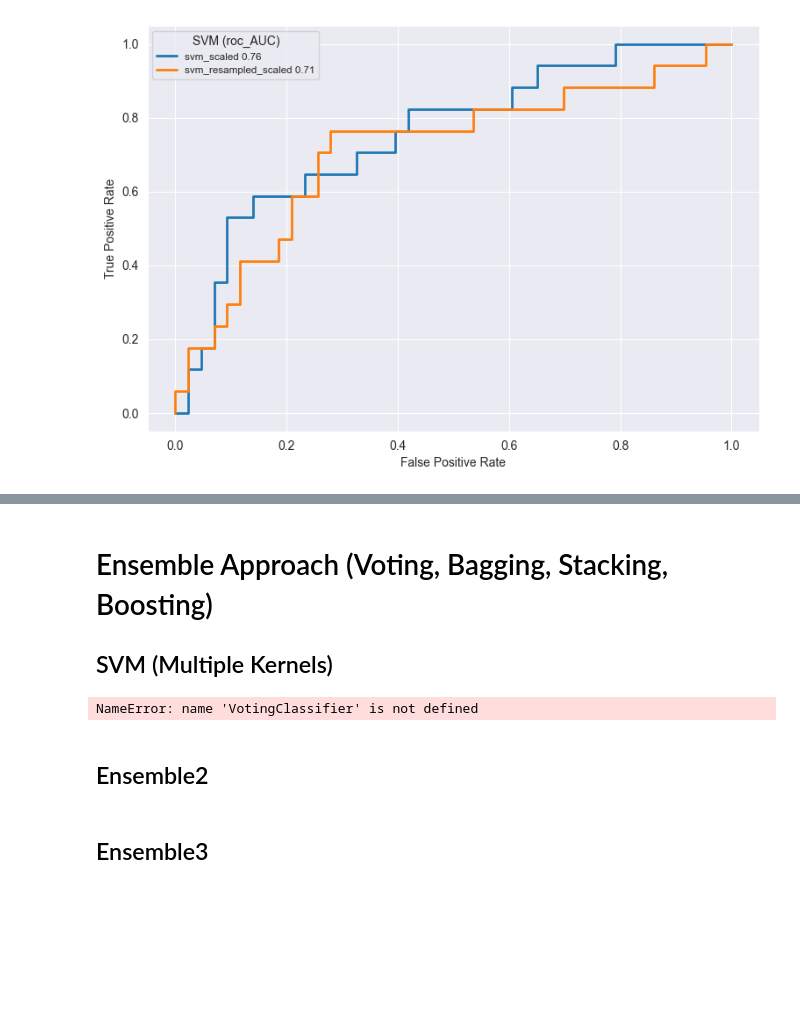
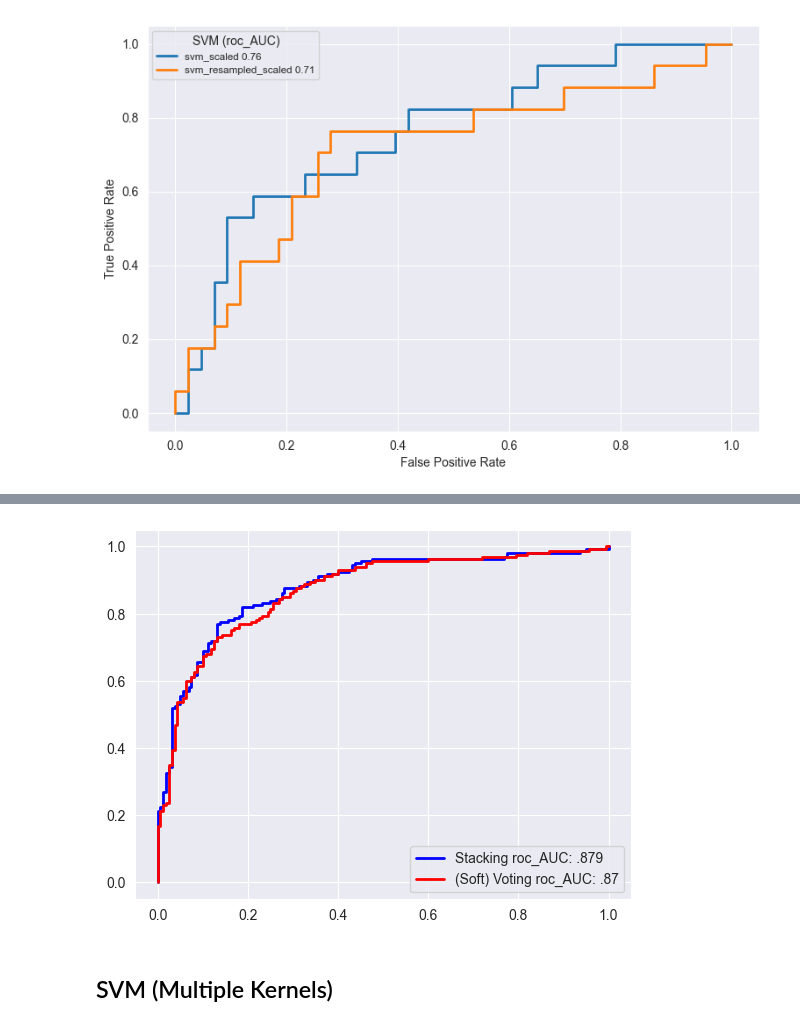
Before and after one commit to steventhestudent/CS4662_Project, a Jupyter notebook: Data Exploration.ipynb, the cells around one changed output, grey strips where cells are left out. Cells and saved outputs as stored; diff of their text form; code cells hidden in the pictures; blank space fills up the shorter version.

Commit message:
Ensemble Approach

```diff
--- a/Data Exploration.ipynb
+++ b/Data Exploration.ipynb
@@ -951,0 +1057,32 @@ plt.show()
+# %%
+# You need true labels for scoring
+y_true = y_train_resampled  # sadly you can't mix & match w/ resample and w/o resample!!! (we got lucky it picked those 3, or we would have to edit good_models)
+
+# --- Soft Voting
+avg_preds, final_preds_soft = soft_voting(selected_models)
+print('Soft Voting ROC AUC:', metrics.roc_auc_score(y_true, avg_preds))
+
+# --- Stacking
+meta_model = stacking_train(selected_models, y_true)
+stacking_preds = stacking_predict(selected_models, meta_model)
+print('Stacking ROC AUC:', metrics.roc_auc_score(y_true, stacking_preds))
+
+stacking_roc_fpr, stacking_roc_tpr, stacking_roc_thresholds = metrics.roc_curve(y_true, stacking_preds)
+voting_roc_fpr, voting_roc_tpr, voting_roc_thresholds = metrics.roc_curve(y_true, avg_preds)
+# ModelMetrics(meta_model) # will try to fit as Logistic Regression... #todo: fix this!!!
+# manually get metrics: f1, classification report
+ensemble_preds = np.mean([model.cv for model in selected_models], axis=0)
+threshold = 0.5
+ensemble_hard_preds = (ensemble_preds >= threshold).astype(int)
+print("F1 score of soft_voting:", metrics.f1_score(y_true, ensemble_hard_preds))
+print(metrics.classification_report(y_true, ensemble_hard_preds))
+
+stacking_hard_preds = (stacking_preds >= 0.5).astype(int)
+# Compute F1 Score for Stacking Model
+f1 = metrics.f1_score(y_true, stacking_hard_preds)
+print("F1 Score for Stacking Model:", f1)
+
+# Get the Classification Report for Stacking Model
+classification_rep = metrics.classification_report(y_true, stacking_hard_preds)
+print("Classification Report for Stacking Model:")
+print(classification_rep)
@@ -952,20 +1107,19 @@ plt.show()
+# %%
+plt.plot(stacking_roc_fpr, stacking_roc_tpr, color="blue", lw=2, label="Stacking roc_AUC: .879")
+plt.plot(voting_roc_fpr, voting_roc_tpr, color="red", lw=2, label="(Soft) Voting roc_AUC: .87")
+plt.legend()
+plt.show()
+# %% [output]
+[figure, added]
 # %% [markdown]
-# Ensemble Approach (Voting, Bagging, Stacking, Boosting)
-
 ## SVM (Multiple Kernels)
 # %%
-svc_linear = SVC(kernel='linear', probability=True)
-svc_rbf = SVC(kernel='rbf', probability=True)
-svc_poly = SVC(kernel='poly', degree=3, probability=True)
-
-voting_clf = VotingClassifier(estimators=[('linear', svc_linear), ('rbf', svc_rbf), ('poly', svc_poly)], voting='soft')  # Use 'soft' for probability-based voting
-voting_clf.fit(X_train, y_train)
-y_pred = voting_clf.predict(X_test)
-accuracy = metrics.accuracy_score(y_test, y_pred)
-print(f'Accuracy: {accuracy:.2f}')
+# svc_linear = SVC(kernel='linear', probability=True)
+# svc_rbf = SVC(kernel='rbf', probability=True)
+# svc_poly = SVC(kernel='poly', degree=3, probability=True)
+#
+# voting_clf = VotingClassifier(estimators=[('linear', svc_linear), ('rbf', svc_rbf), ('poly', svc_poly)], voting='soft')  # Use 'soft' for probability-based voting
+# voting_clf.fit(X_train, y_train)
+# y_pred = voting_clf.predict(X_test)
+# accuracy = metrics.accuracy_score(y_test, y_pred)
+# print(f'Accuracy: {accuracy:.2f}')
-# %% [output]
-NameError: name 'VotingClassifier' is not defined
-# %% [markdown]
-## Ensemble2
-# %% [markdown]
-## Ensemble3
```
Also changed, not shown: parts of 33 cells of this notebook, 2 other files.
